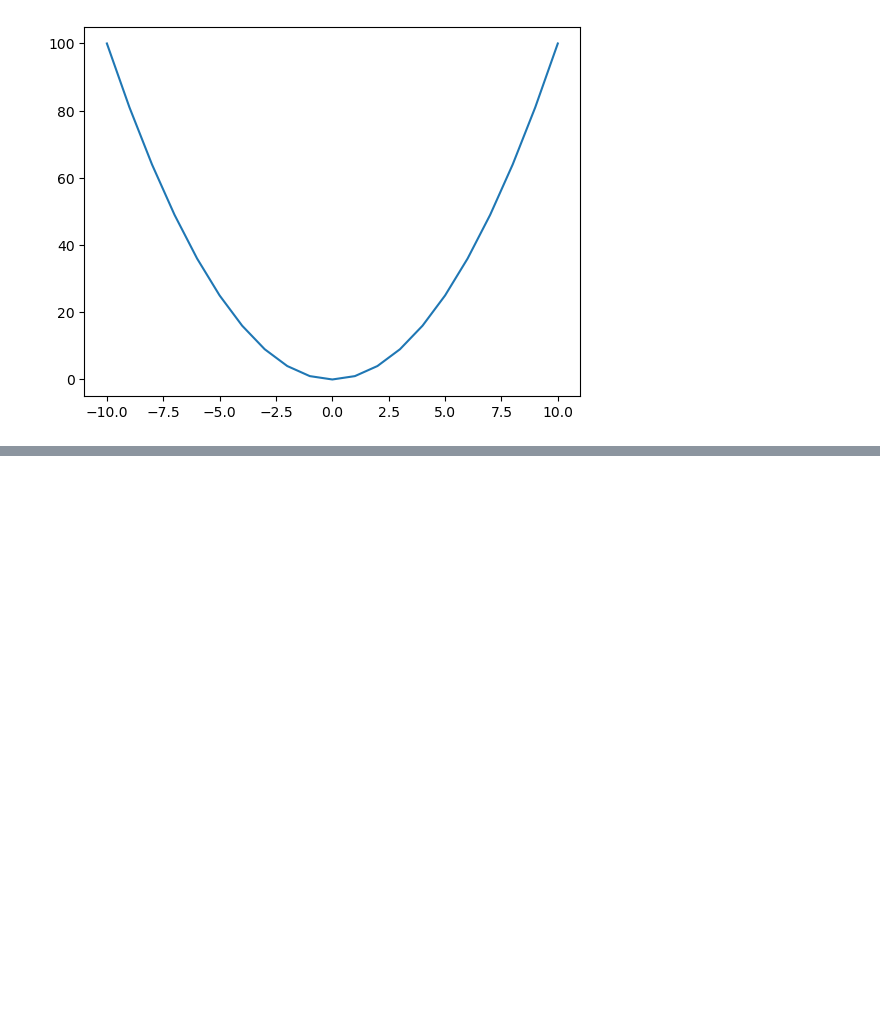
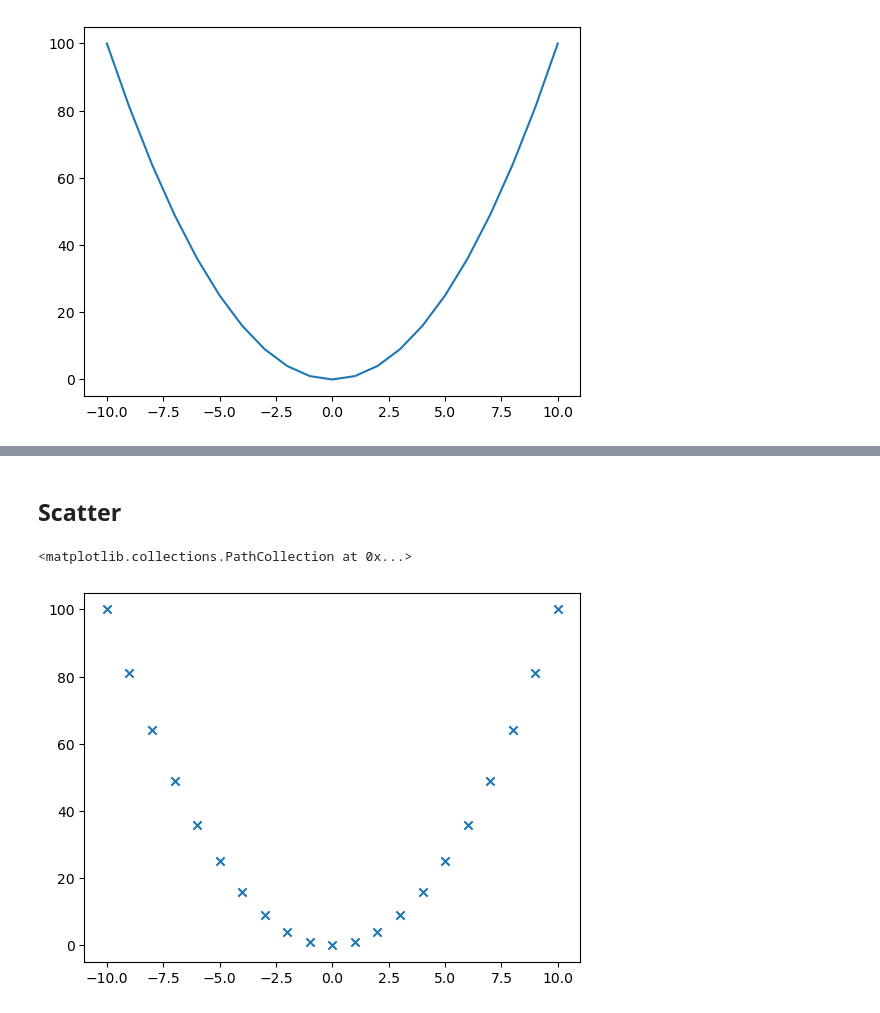
Before and after one commit to JoAljasmi/Python-Josef-Aljasmi, a Jupyter notebook: CodeAlong/L012_Matplotlib.ipynb, the cells around one changed output, grey strips where cells are left out. Drawn from its saved outputs; the diff is of its cells as text; code cells hidden in the pictures; blank space fills up the shorter version.

```diff
--- a/CodeAlong/L012_Matplotlib.ipynb
+++ b/CodeAlong/L012_Matplotlib.ipynb
@@ -14,0 +34,10 @@ y = [100, 81, 64, 49, 36, 25, 16, 9, 4, 1, 0, 1, 4, 9, 16, 25, 36, 49, 64, 81, 1
+# %% [markdown]
+## Scatter
+# %%
+x = list(range(-10, 11))
+y = [value**2 for value in x]
+
+plt.scatter(x, y, marker="x")
+# %% [output]
+<matplotlib.collections.PathCollection at 0x...>
+[figure, added]
```
Also changed, not shown: parts of 9 cells of this notebook, 4 other files.
